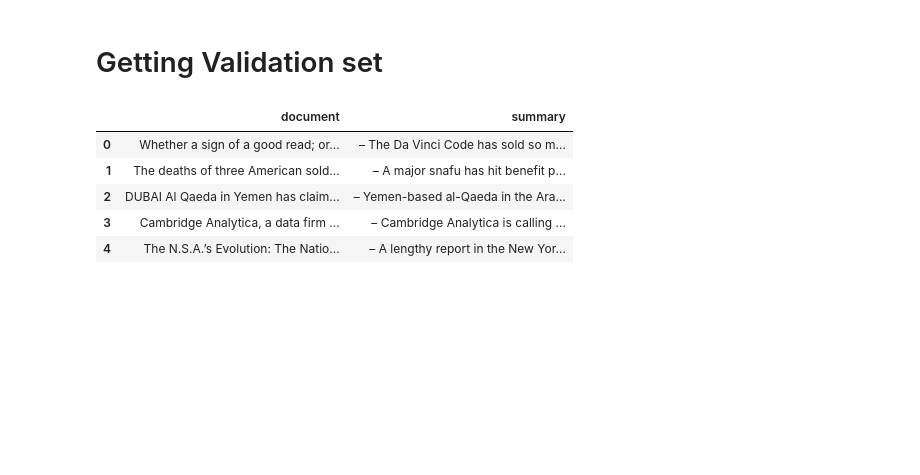
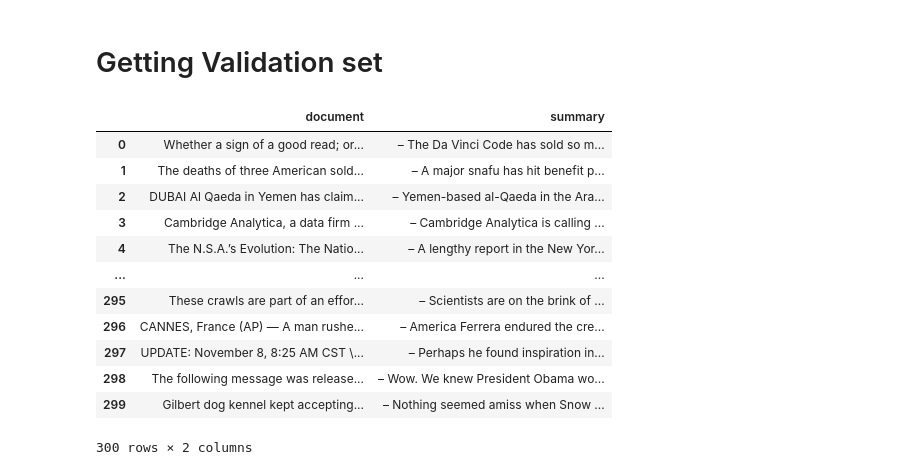
Before and after one commit to Harri200191/NLP_Text_Summarization, a Jupyter notebook: implementation.ipynb, the cells around one changed output. Saved outputs shown, nothing was run; the diff lists cells and outputs as text; code cells hidden in the pictures; blank space fills up the shorter version.

```diff
--- a/implementation.ipynb
+++ b/implementation.ipynb
@@ -134,15 +134,22 @@ print(predict_summary(doc6))
 # %%
 dataset = load_dataset("multi_news", split = "validation")
 # %%
-val_data = dataset.to_pandas()
-val_data.head()
+val_data = dataset.to_pandas().head(300)
+val_data
 # %% [output]
 |  | document | summary |
 | 0 | Whether a sign of a good read; or... | – The Da Vinci Code has sold so m... |
 | 1 | The deaths of three American sold... | – A major snafu has hit benefit p... |
 | 2 | DUBAI Al Qaeda in Yemen has claim... | – Yemen-based al-Qaeda in the Ara... |
 | 3 | Cambridge Analytica, a data firm ... | – Cambridge Analytica is calling ... |
 | 4 | The N.S.A.’s Evolution: The Natio... | – A lengthy report in the New Yor... |
+| ... | ... | ... |
+| 295 | These crawls are part of an effor... | – Scientists are on the brink of ... |
+| 296 | CANNES, France (AP) — A man rushe... | – America Ferrera endured the cre... |
+| 297 | UPDATE: November 8, 8:25 AM CST \... | – Perhaps he found inspiration in... |
+| 298 | The following message was release... | – Wow. We knew President Obama wo... |
+| 299 | Gilbert dog kennel kept accepting... | – Nothing seemed amiss when Snow ... |
+300 rows × 2 columns
 # %%
 def get_rouge_scores(actual_summary, predicted_summary):
     rouge = Rouge()
```
Also changed, not shown: parts of 5 cells of this notebook, 1 other file.
